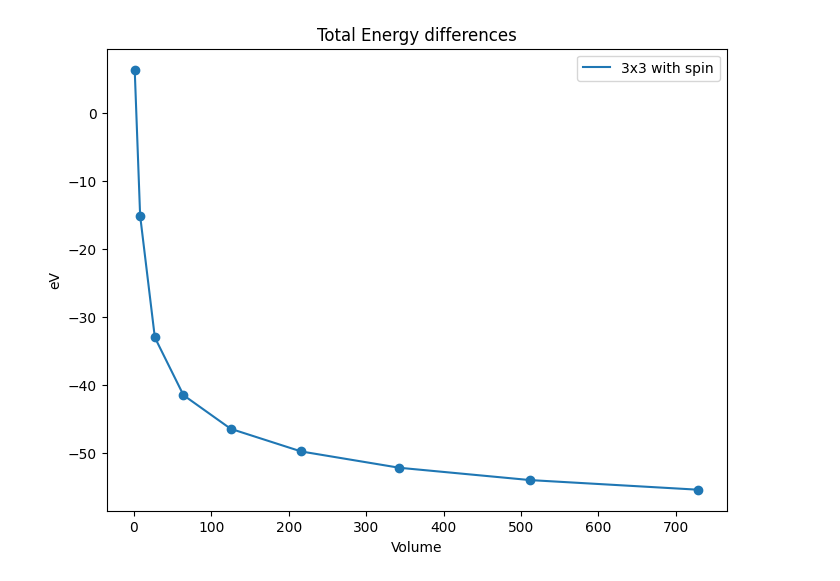
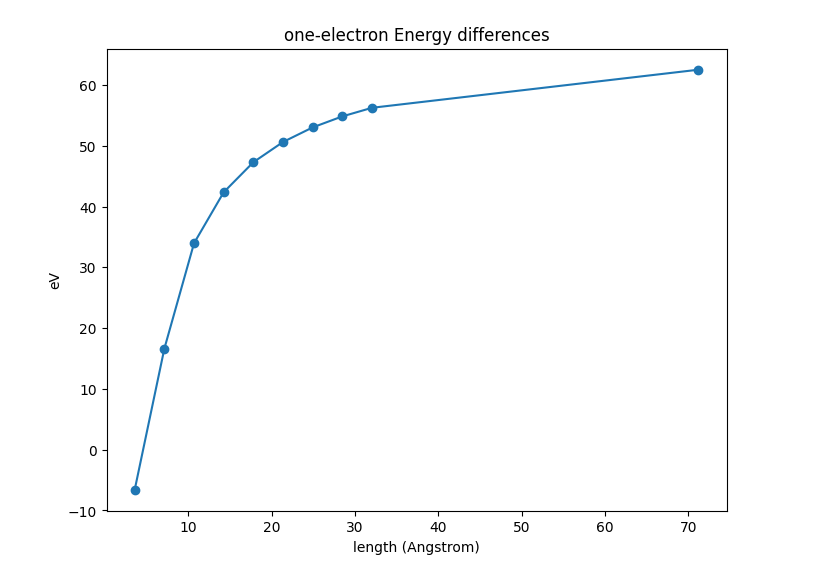
Before and after one commit to rjguo1208/potcorr, a Jupyter notebook: plot_Na_atom.ipynb, the cells around one changed output. Saved outputs shown, nothing was run; the diff lists cells and outputs as text; code cells hidden in the pictures.

```diff
--- a/plot_Na_atom.ipynb
+++ b/plot_Na_atom.ipynb
@@ -67,30 +68,31 @@ plt.show()
 # %%
-deone= np.array([0.462978,
--1.11274,
--2.42815,
--3.05193,
--3.41507,
--3.65951,
--3.83585,
--3.96891,
--4.07277 ])*Ry2eV
+deone= np.array([ 0.484678,
+ -1.22316 ,
+ -2.49778 ,
+ -3.11464 ,
+ -3.47791 ,
+ -3.72264 ,
+ -3.89916 ,
+ -4.03226 ,
+ -4.13634 ,
+-4.59684 ])*Ry2eV
 
-x=np.array([1,2,3,4,5,6,7,8,9])
+x=np.array([1,2,3,4,5,6,7,8,9,20])*3.56
 
 fig,ax = plt.subplots(figsize = (8,6), dpi = 100)
 #ax.plot(1/dtote_gamma_x[::-1]**2,dtote_gamma[::-1], label='Gamma only')
 #ax.plot(1/dtote_3x3_x[::-1]**2,dtote_3x3[::-1], label = '3x3 w/o spin')
-ax.plot(x**3,deone, label='3x3 with spin')
+ax.plot(x,-deone, label='3x3 with spin')
 #ax.scatter(1/dtote_gamma_x[::-1]**2,dtote_gamma[::-1])
 #ax.scatter(1/dtote_3x3_x[::-1]**2,dtote_3x3[::-1])
-ax.scatter(x**3,deone)
+ax.scatter(x,-deone)
 
 plt.ylabel('eV')
-plt.xlabel('Volume')
-plt.title('Total Energy differences')
-plt.legend()
+plt.xlabel('length (Angstrom)')
+plt.title('one-electron Energy differences')
+#plt.legend()
 #plt.xlim(0,0.2)
 #plt.ylim(17, 18)
 plt.show()
 # %% [output]
-[figure, old version]
+[figure, new version]
```
Also changed, not shown: parts of 11 cells of this notebook, 1 other file.
